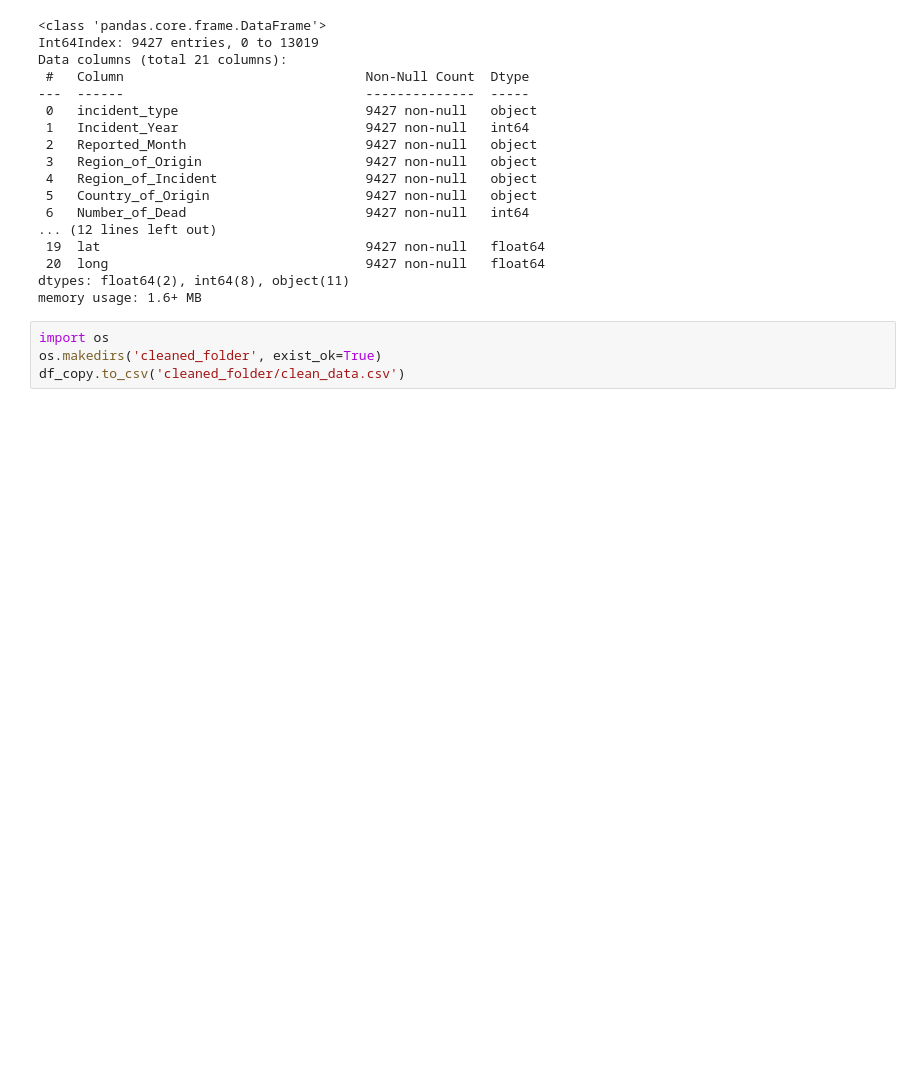
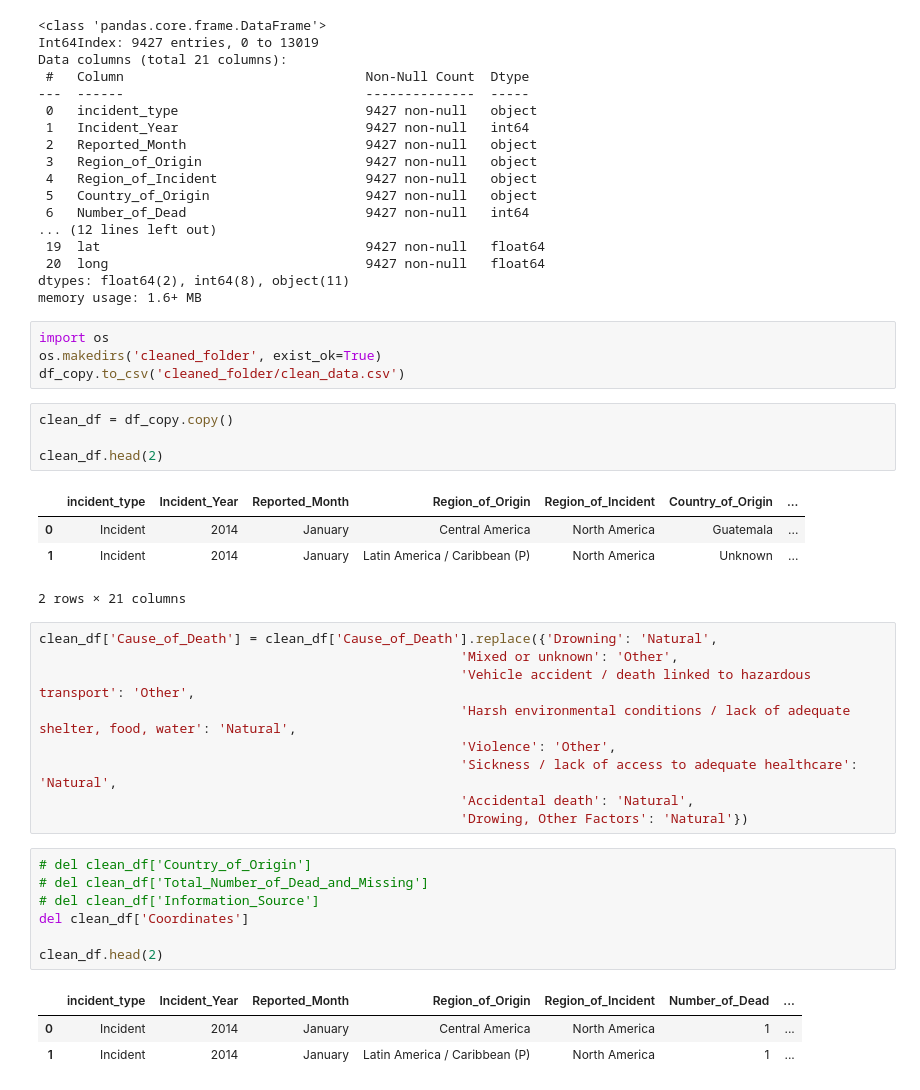
Before and after one commit to joey-october85/23-Project-4-Missing-Migrant-Machine-Learning, a Jupyter notebook: dataframe.ipynb, the cells around one changed output. Saved outputs shown, nothing was run; the diff lists cells and outputs as text; blank space fills up the shorter version.

Commit message:
cleaner df

```diff
--- a/dataframe.ipynb
+++ b/dataframe.ipynb
@@ -441,3 +384,32 @@ memory usage: 1.6+ MB
 import os
 os.makedirs('cleaned_folder', exist_ok=True)
 df_copy.to_csv('cleaned_folder/clean_data.csv')
+# %%
+clean_df = df_copy.copy()
+
+clean_df.head(2)
+# %% [output]
+|  | incident_type | Incident_Year | Reported_Month | Region_of_Origin | Region_of_Incident | Country_of_Origin | ... |
+| 0 | Incident | 2014 | January | Central America | North America | Guatemala | ... |
+| 1 | Incident | 2014 | January | Latin America / Caribbean (P) | North America | Unknown | ... |
+2 rows × 21 columns
+# %%
+clean_df['Cause_of_Death'] = clean_df['Cause_of_Death'].replace({'Drowning': 'Natural',
+                                                      'Mixed or unknown': 'Other',
+                                                      'Vehicle accident / death linked to hazardous transport': 'Other',
+                                                      'Harsh environmental conditions / lack of adequate shelter, food, water': 'Natural',
+                                                      'Violence': 'Other',
+                                                      'Sickness / lack of access to adequate healthcare': 'Natural',
+                                                      'Accidental death': 'Natural',
+                                                      'Drowing, Other Factors': 'Natural'})
+# %%
+# del clean_df['Country_of_Origin']
+# del clean_df['Total_Number_of_Dead_and_Missing']
+# del clean_df['Information_Source']
+del clean_df['Coordinates']
+
+clean_df.head(2)
+# %% [output]
+|  | incident_type | Incident_Year | Reported_Month | Region_of_Origin | Region_of_Incident | Number_of_Dead | ... |
+| 0 | Incident | 2014 | January | Central America | North America | 1 | ... |
+| 1 | Incident | 2014 | January | Latin America / Caribbean (P) | North America | 1 | ... |
```
Also changed, not shown: parts of 4 cells of this notebook.
